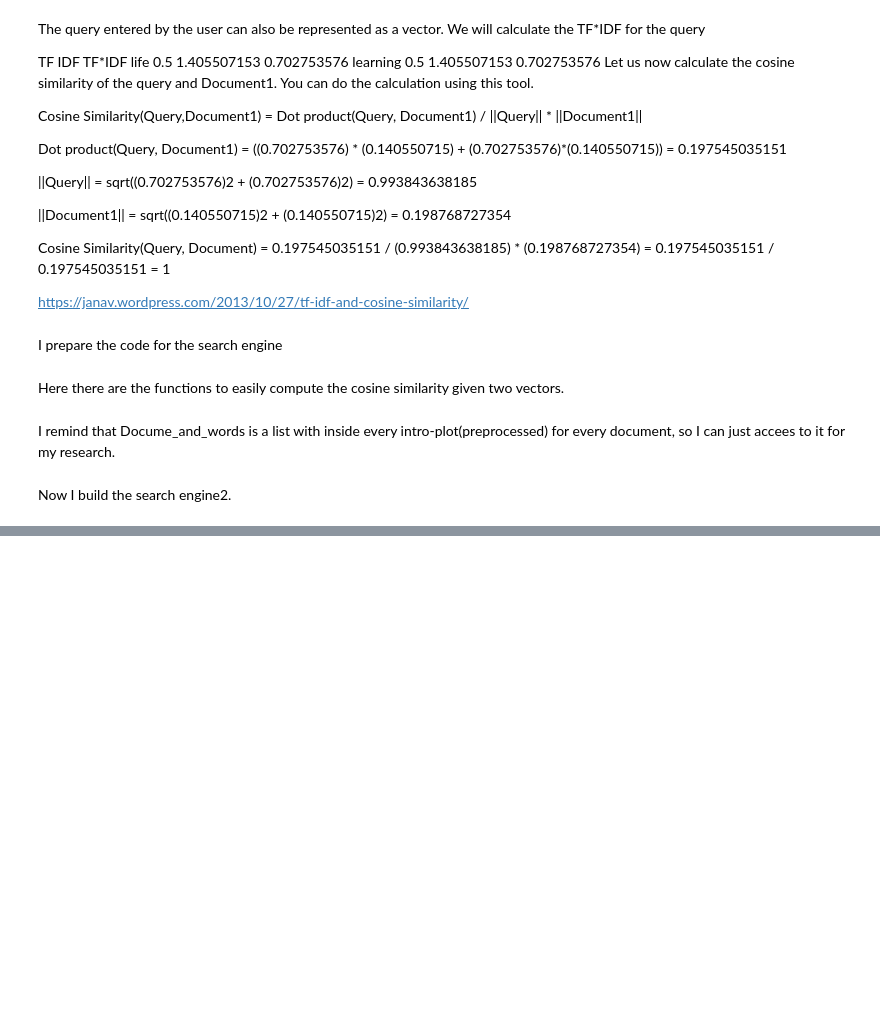
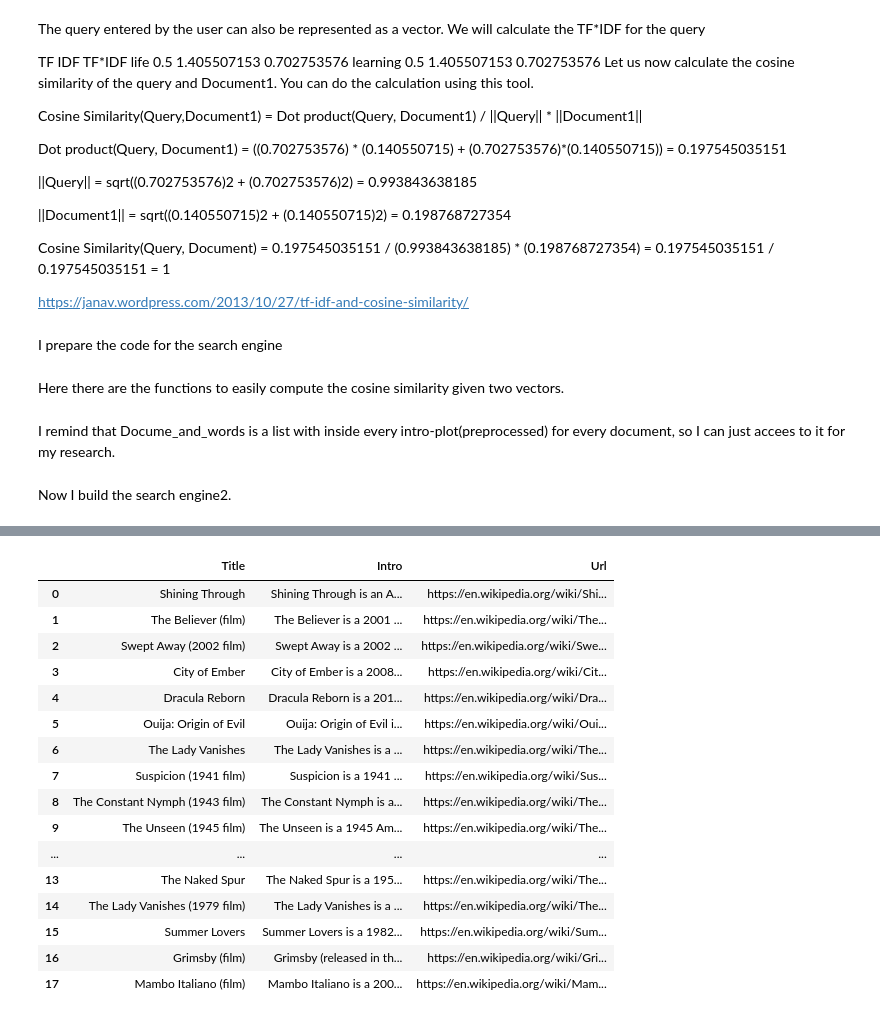
Before and after one commit to Debodeep94/ADM_HW3_Which_movie_to_watch, a Jupyter notebook: HMK3Leo.ipynb, the cells around one changed output, grey strips where cells are left out. Cells and saved outputs as stored; diff of their text form; code cells hidden in the pictures; blank space fills up the shorter version.

```diff
--- a/HMK3Leo.ipynb
+++ b/HMK3Leo.ipynb
@@ -419,6 +421,14 @@ Ross
 | 354 | Charming (film) | Charming is a 2018 Cana... | https://en.wikipedia.org/wiki/Cha... |
 | 355 | Goon: Last of the Enforcers | Goon: Last of the Enforcers ... | https://en.wikipedia.org/wiki/Goo... |
 356 rows × 3 columns
+# %%
+listoflists = []
+            for code in yfinal:
+                item = []
+                for i in final_values:
+                    item.append[diction3[code][1]]
+                listoflists.append[item]
+            print(listoflists)
 # %% [markdown]
 # Building of the second search engine
 # %%
@@ -546,13 +556,16 @@ for i in range(30000):
     temp = []
     for j in Docum_and_words[i].split():
             if j not in temp:
+                #dicus = {}
                 code = diction[j]
                 value = tf(j, Docum_and_words[i].split())*idfdict[j]
                 li = [file, value]
                 if code not in dictionar3:
-                    dictionar3[code] = [file, value]
+                    #dicus[file]=value
+                    dictionar3[code] = [li]
                 else:
-                    dictionar3[code].append([file, value])
+                    #dicus[file]=value
+                    dictionar3[code].append(li)
                 temp.append(j)
 import json
 
@@ -650,16 +663,12 @@ for i in range(30000):
 # %% [markdown]
 Now I build the search engine2.
 # %%
-import numpy
-from sklearn.feature_extraction.text import TfidfVectorizer
-
+#HERE i DEFINE THE FUCTION TO RECEIVE THE DATASET, GIVEN AN INPUT
 y = list(input().split())
 def searchengine2(y):
     for i in range(len(y)):
         y[i]= preprocess(str(y[i]))
-    #Now I tranform the list of input in a list of the codes in the dictionary based on the input
-    #NOw I need the tf for the cosine similarity(the idf is already ina dict)
-
+    #Now I tranform the list of input in a list of the codes in the dictiionary based on the input
     yfinal=[] #use this because some words have no match in the vocabulary
     for i in range(len(y)):
         #print(y[i])
@@ -669,38 +678,47 @@ def searchengine2(y):
     if  len(yfinal)<len(y):
         return print('We are sorry there are no films, in my database, that match ALL the words you gave me !(')
     else:
+        #print(yfinal)
         starting_values = diction2[yfinal[0]]
+#print(starting_values)
         final_values = starting_values.copy()
         for codes in range(1,len(yfinal)):
+        #print(codes)
+            new = []
             for film in final_values:
-                if film not in diction2[yfinal[codes]]:
-                    final_values.remove(film)
-        megaDataframe = pd.DataFrame(columns = ['Title', 'Intro', 'Url','Score'])
+                #print(film)
+                if film in diction2[yfinal[codes]]:
+                    new.append(film)
+            final_values = new
+        megaDataframe = pd.DataFrame(columns = ['Title', 'Intro', 'Url'])
+    #megaDataframe
         if not final_values:
             return print("Wow no film matched my quiery, I need more films to compare!")
         else:
+            listoflists = []
+            for code in yfinal:
+                item = []
+                for i in final_values:
+                    item.append(diction3[code][1])
+                listoflists.append(item)
+            print(listoflists)
+
+            for i in range(len(final_values)):
+                item = []
+                for code in yfinal:
+                    item.append(diction3[code][i])
             k=0
             for document in final_values:
                 totakeurl = document.replace('Cleantsv/filmclean-','')
-                totakeurl = int(totakeurl.replace('.tsv', ''))
-                url = urls[totakeurl]
-                temporary = pd.read_csv('Tsvfiles/'+'film'+str(totakeurl)+'.tsv',delimiter='\t' )
-                with open(document, encoding="utf8") as file:
-                    line = file.read()
-                words = line.split('\t')
-                wordssplitted11 = words[14].split()
-                wordssplitted21 = words[15].split()
-                s2=str(wordssplitted11)+str(wordssplitted21)
-                tfidf = TfidfVectorizer()
-                s1 = diction.keys()
-                response = tfidf.fit_transform([s2, str(s1)])
-                feature_names = tfidf.get_feature_names()
-               # for col in response.nonzero()[1]:
-                    #print (feature_names[col], ' - ', response[0, col])
+                totakeurl = str(int(totakeurl.replace('.tsv', '')))
+                url = dicturls[totakeurl]
+                temporary = pd.read_csv('Tsvfiles/'+'film'+(totakeurl)+'.tsv',delimiter='\t' )
                 title = temporary['title'][0]
                 intro =  temporary['intro'][0].replace('\r\n','')
-                new_row = [title, intro, url, feature_names]
+                new_row = [title, intro, url]
                 megaDataframe.loc[k]=new_row
                 k=k+1
-            return (megaDataframe)
-searchengine2(y)
+            return megaDataframe
+A = searchengine2(y)
+A
+# %% [output]
@@ -706,0 +727,17 @@ searchengine2(y)
+|  | Title | Intro | Url |
+| 0 | Shining Through | Shining Through is an A... | https://en.wikipedia.org/wiki/Shi... |
+| 1 | The Believer (film) | The Believer is a 2001 ... | https://en.wikipedia.org/wiki/The... |
+| 2 | Swept Away (2002 film) | Swept Away is a 2002 ... | https://en.wikipedia.org/wiki/Swe... |
+| 3 | City of Ember | City of Ember is a 2008... | https://en.wikipedia.org/wiki/Cit... |
+| 4 | Dracula Reborn | Dracula Reborn is a 201... | https://en.wikipedia.org/wiki/Dra... |
+| 5 | Ouija: Origin of Evil | Ouija: Origin of Evil i... | https://en.wikipedia.org/wiki/Oui... |
+| 6 | The Lady Vanishes | The Lady Vanishes is a ... | https://en.wikipedia.org/wiki/The... |
+| 7 | Suspicion (1941 film) | Suspicion is a 1941 ... | https://en.wikipedia.org/wiki/Sus... |
+| 8 | The Constant Nymph (1943 film) | The Constant Nymph is a... | https://en.wikipedia.org/wiki/The... |
+| 9 | The Unseen (1945 film) | The Unseen is a 1945 Am... | https://en.wikipedia.org/wiki/The... |
+| ... | ... | ... | ... |
+| 13 | The Naked Spur | The Naked Spur is a 195... | https://en.wikipedia.org/wiki/The... |
+| 14 | The Lady Vanishes (1979 film) | The Lady Vanishes is a ... | https://en.wikipedia.org/wiki/The... |
+| 15 | Summer Lovers | Summer Lovers is a 1982... | https://en.wikipedia.org/wiki/Sum... |
+| 16 | Grimsby (film) | Grimsby (released in th... | https://en.wikipedia.org/wiki/Gri... |
+| 17 | Mambo Italiano (film) | Mambo Italiano is a 200... | https://en.wikipedia.org/wiki/Mam... |
```
Also changed, not shown: parts of 4 cells of this notebook.
